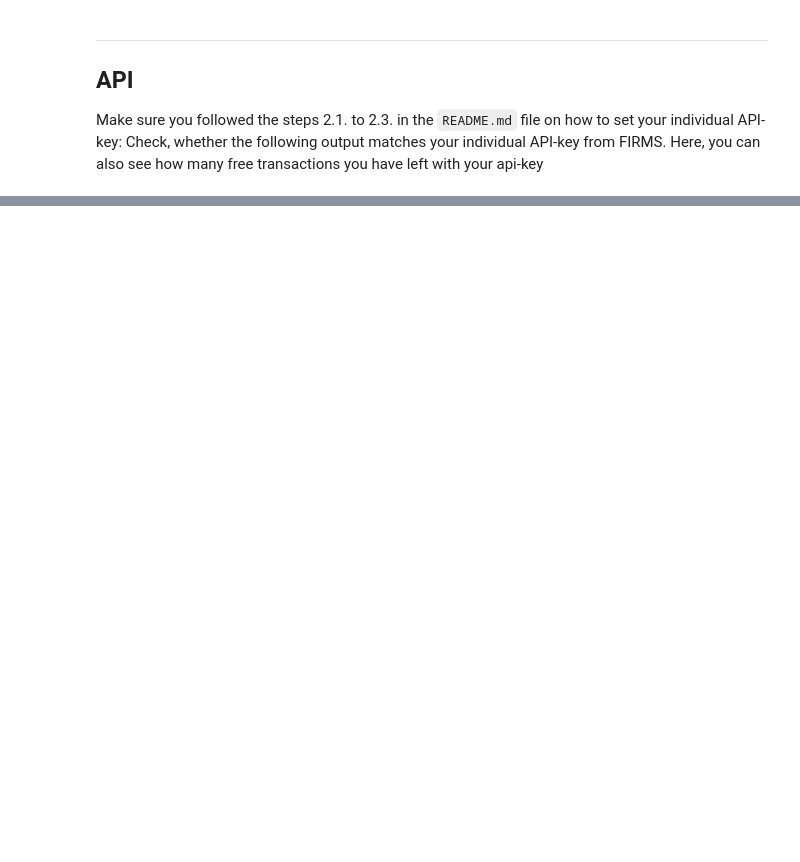
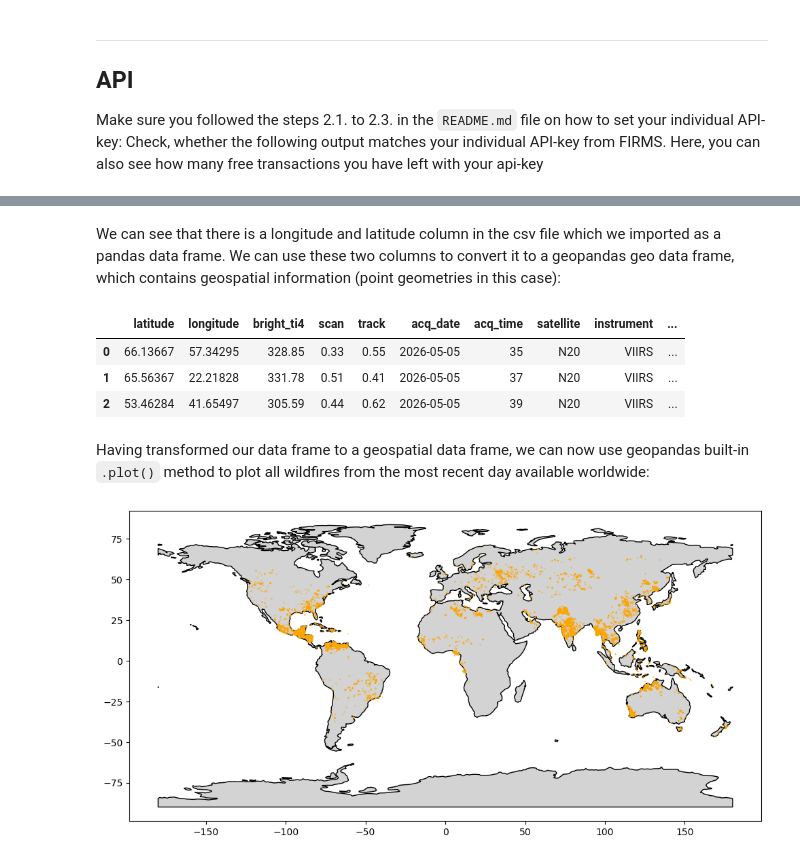
Before and after one commit to paulgeog/SDS210-wildifres-project, a Jupyter notebook: notebooks/wildfires.ipynb, the cells around one changed output, grey strips where cells are left out. Saved outputs shown, nothing was run; the diff lists cells and outputs as text; code cells hidden in the pictures; blank space fills up the shorter version.

```diff
--- a/notebooks/wildfires.ipynb
+++ b/notebooks/wildfires.ipynb
@@ -38,0 +60,9 @@ dtype: object
+# %%
+# in this example let's look at VIIRS NOAA-20, entire world and the most recent day
+area_url = 'https://firms.modaps.eosdis.nasa.gov/api/area/csv/' + api_key + '/VIIRS_NOAA20_NRT/world/1'
+start_count = get_transaction_count()
+df_area = pd.read_csv(area_url)
+end_count = get_transaction_count()
+print ('This query used %i transactions.' % (end_count-start_count))
+
+df_area
@@ -38,0 +84,37 @@ dtype: object
+# %% [markdown]
+We can see that there is a longitude and latitude column in the csv file which we imported as a pandas data frame. We can use these two columns to convert it to a geopandas geo data frame, which contains geospatial information (point geometries in this case):
+# %%
+# now convert latitude, longitude values into point geometry
+
+gdf = gpd.GeoDataFrame(
+    df_area, geometry=gpd.points_from_xy(df_area.longitude, df_area.latitude), crs="EPSG:4326"
+)
+
+# show top 3 records
+gdf.head(3)
+# %% [output]
+|  | latitude | longitude | bright_ti4 | scan | track | acq_date | acq_time | satellite | instrument | ... |
+| 0 | 66.13667 | 57.34295 | 328.85 | 0.33 | 0.55 | 2026-05-05 | 35 | N20 | VIIRS | ... |
+| 1 | 65.56367 | 22.21828 | 331.78 | 0.51 | 0.41 | 2026-05-05 | 37 | N20 | VIIRS | ... |
+| 2 | 53.46284 | 41.65497 | 305.59 | 0.44 | 0.62 | 2026-05-05 | 39 | N20 | VIIRS | ... |
+# %% [markdown]
+Having transformed our data frame to a geospatial data frame, we can now use geopandas built-in `.plot()` method to plot all wildfires from the most recent day available worldwide:
+# %%
+# We first need to import a file with global boundary geometries
+path = "/Users/paulghisletti/Desktop/SDS210/wildfires/SDS210-wildifres-project/data/raw/ne_110m_land/ne_110m_land.shp"
+world = gpd.read_file(path)
+
+fig, ax = plt.subplots(figsize=(12,7))
+
+world.plot(ax=ax,
+           color="lightgrey",
+           edgecolor="black")
+
+gdf.plot(ax=ax,
+         color="orange",
+         markersize=0.1
+         )
+
+plt.show()
+# %% [output]
+[figure, added]
```
Also changed, not shown: parts of 6 cells of this notebook.
